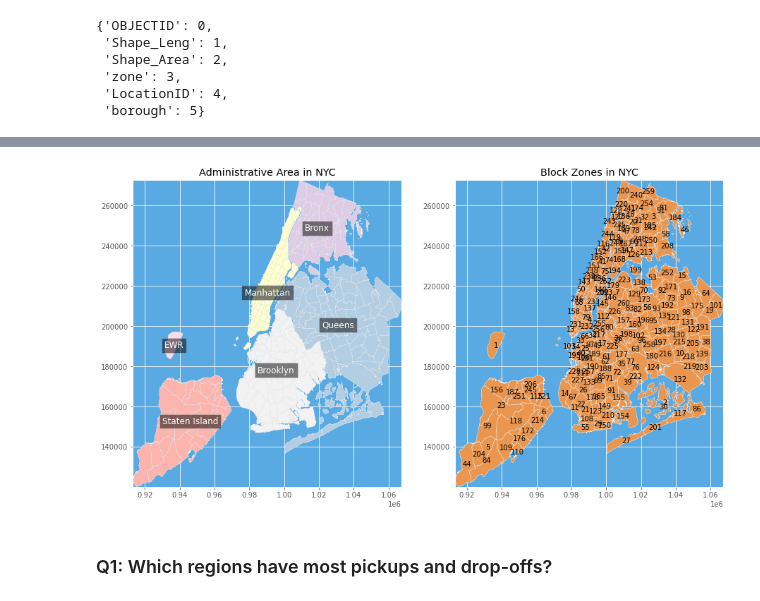
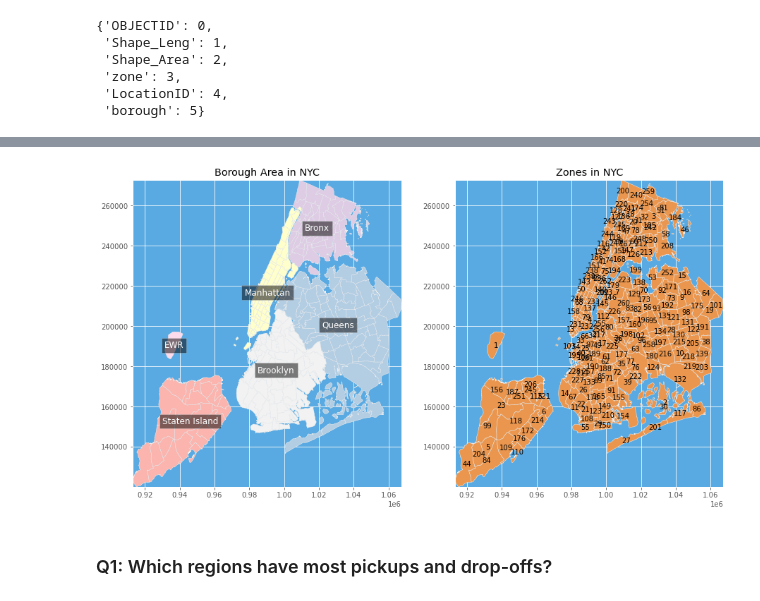
Before and after one commit to crazybber/go-jupyter, a Jupyter notebook: Analyzing-NYC-TLC-Green-Car-Enhanced.ipynb, the cells around one changed output, grey strips where cells are left out. Drawn from its saved outputs; the diff is of its cells as text; code cells hidden in the pictures.

```diff
--- a/Analyzing-NYC-TLC-Green-Car-Enhanced.ipynb
+++ b/Analyzing-NYC-TLC-Green-Car-Enhanced.ipynb
@@ -185,8 +159,3 @@ sf.fields[1:]
  ['zone', 'C', 254, 0],
  ['LocationID', 'N', 4, 0],
  ['borough', 'C', 254, 0]]
-# %%
-sfr = sf.shapeRecords()
-shap = sfr[1].shape
-rec = sfr[1].record
-rec[shp_dic['LocationID']]
@@ -394,13 +348,13 @@ def get_boundaries(sf):
 # %%
 fig, ax = plt.subplots(nrows=1, ncols=2, figsize=(15,8))
 ax = plt.subplot(1, 2, 1)
-ax.set_title("Administrative Area in NYC")
+ax.set_title("Borough Area in NYC")
 draw_region_map(ax, sf)
 ax = plt.subplot(1, 2, 2)
-ax.set_title("Block Zones in NYC")
+ax.set_title("Zones in NYC")
 draw_zone_map(ax, sf)
 # %% [output]
-[figure, old version]
+[figure, new version]
 # %% [markdown]
 ### Q1: Which regions have most pickups and drop-offs?
 # %%
```
Also changed, not shown: parts of 21 cells of this notebook, 2 other files.
